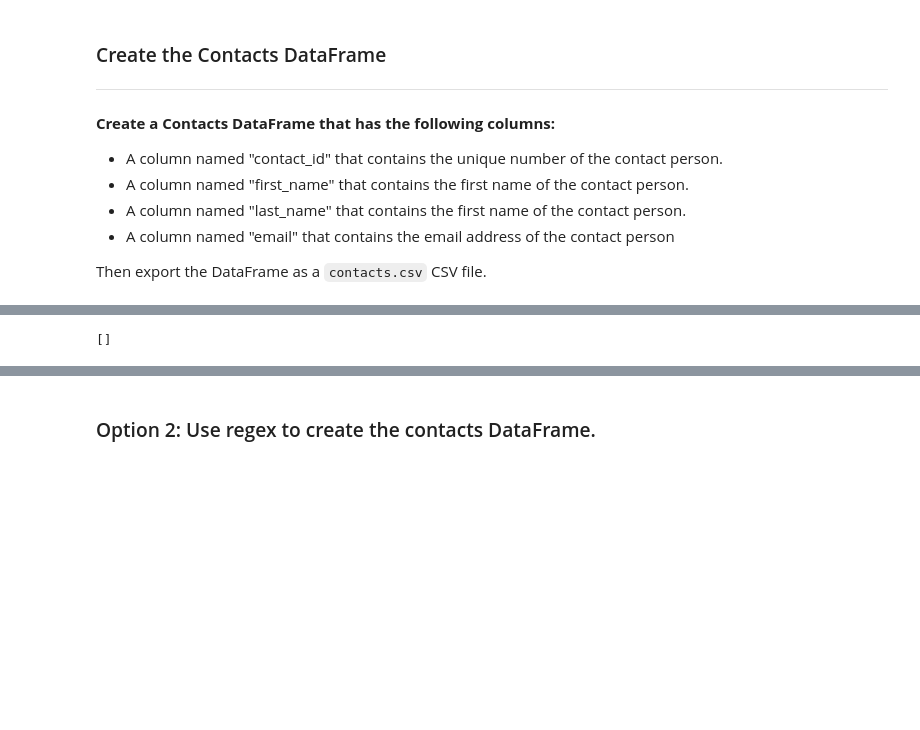
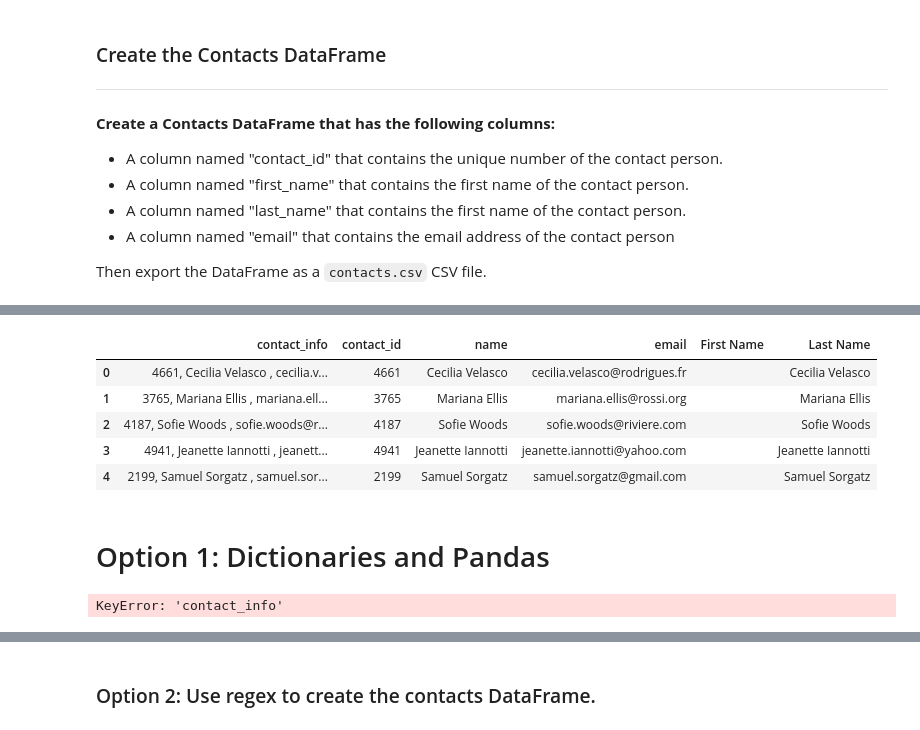
Before and after one commit to KellyPared/Crowdfunding_ETL, a Jupyter notebook: ETL_Mini_Project_Kparedes.ipynb, the cells around one changed output, grey strips where cells are left out. Saved outputs shown, nothing was run; the diff lists cells and outputs as text; code cells hidden in the pictures; blank space fills up the shorter version.

Commit message:
pandas work -kelly

```diff
--- a/ETL_Mini_Project_Kparedes.ipynb
+++ b/ETL_Mini_Project_Kparedes.ipynb
@@ -376,0 +378,3 @@ contact_info_df.head()
+# %%
+contact_info_df2 = pd.DataFrame(pd.read_csv("Resources/contact_info_df2.csv",skipinitialspace = True))
+contact_info_df2.head()
@@ -388,0 +409,7 @@ Then export the DataFrame as a `contacts.csv` CSV file.
+# %%
+spec_chars = ["!",'"',"#","%","&","'","(",")",
+              "*","+","-","/",":",";","<",
+              "=",">","?","[","\\","]","^","_",
+              "`","{","|","}","~","–"]
+for char in spec_chars:
+    contact_info_df2['contact_info'] = contact_info_df2['contact_info'].str.replace(char, ' ')
@@ -388,0 +425,4 @@ Then export the DataFrame as a `contacts.csv` CSV file.
+# %%
+special_words = ["contact","id","name","email"]
+for char in special_words:
+    contact_info_df2['contact_info'] = contact_info_df2['contact_info'].str.replace(char, '')
@@ -388,0 +502,11 @@ Then export the DataFrame as a `contacts.csv` CSV file.
+# %%
+contact_info_df2.head()
+# %% [output]
+|  | contact_info | contact_id | name | email | First Name | Last Name |
+| 0 | 4661, Cecilia Velasco , cecilia.v... | 4661 | Cecilia Velasco | cecilia.velasco@rodrigues.fr |  | Cecilia Velasco |
+| 1 | 3765, Mariana Ellis , mariana.ell... | 3765 | Mariana Ellis | mariana.ellis@rossi.org |  | Mariana Ellis |
+| 2 | 4187, Sofie Woods , sofie.woods@r... | 4187 | Sofie Woods | sofie.woods@riviere.com |  | Sofie Woods |
+| 3 | 4941, Jeanette Iannotti , jeanett... | 4941 | Jeanette Iannotti | jeanette.iannotti@yahoo.com |  | Jeanette Iannotti |
+| 4 | 2199, Samuel Sorgatz , samuel.sor... | 2199 | Samuel Sorgatz | samuel.sorgatz@gmail.com |  | Samuel Sorgatz |
+# %% [markdown]
+# Option 1: Dictionaries and Pandas
@@ -389,13 +518,23 @@ Then export the DataFrame as a `contacts.csv` CSV file.
 # %%
 # Iterate through the contact_info_df and convert each row to a dictionary.
-import json
-dict_values = []
+
+dictionary_values = []
+for i, row in contact_info_df.iterrows():
+    data = row['contact_info']
+    convert_data = json.loads(data)
+    # Iterate through each dictionary (row) and get the values for each row using list comprehension.
+    row_values = [v for k, v in converted_data.items()]
+    # Append the list of values for each row to a list.
+    dict_values.append(row_values)
+
+# Print out the list of values for each row.
+print(dict_values)
 
 
 # Print out the list of values for each row.
 print(dict_values)
 # %% [output]
-[]
+KeyError: 'contact_info'
 # %%
 # Create a contact_info DataFrame and add each list of values, i.e., each row
 # to the 'contact_id', 'name', 'email' columns.
```
Also changed, not shown: parts of 27 cells of this notebook, 4 other files.
